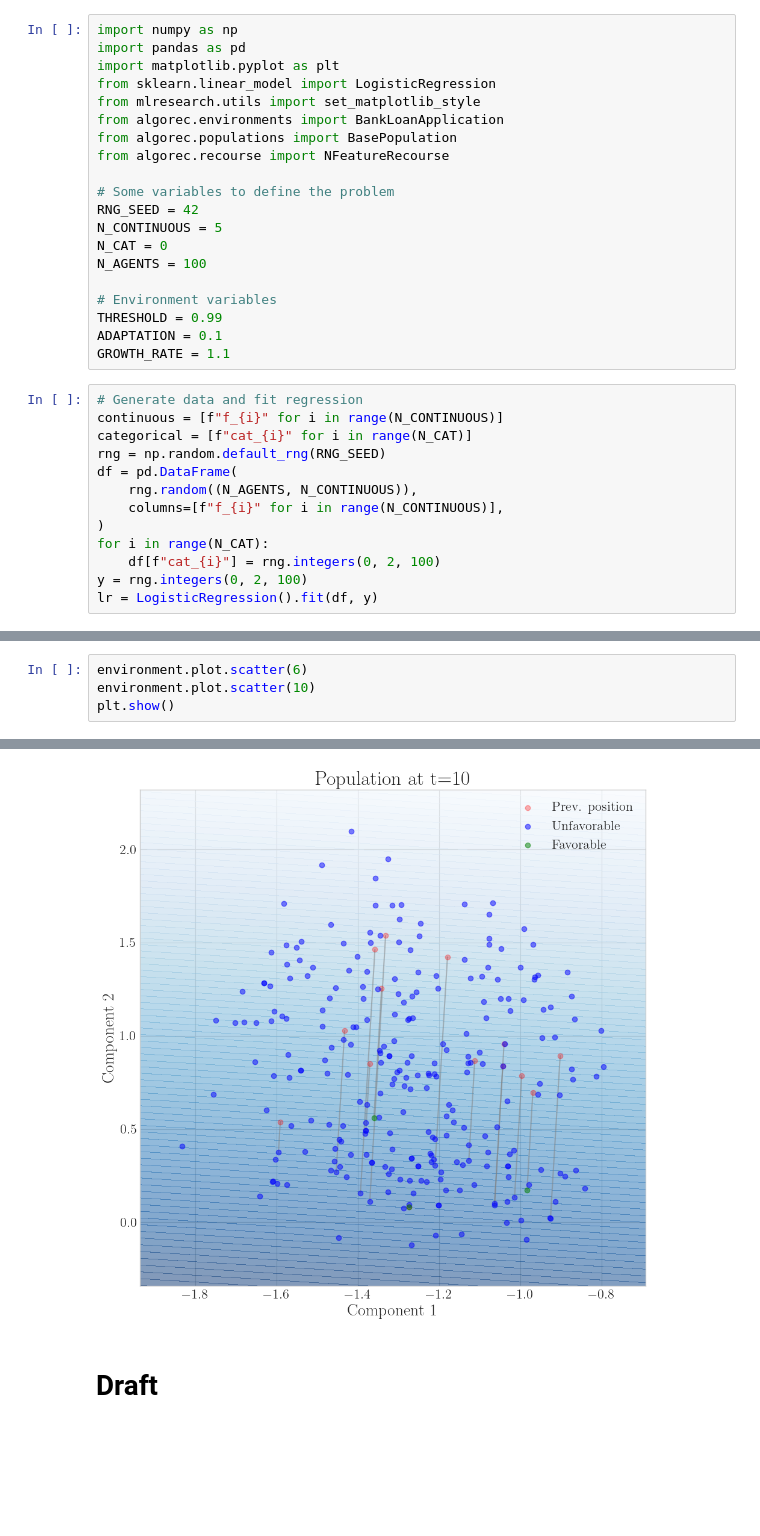
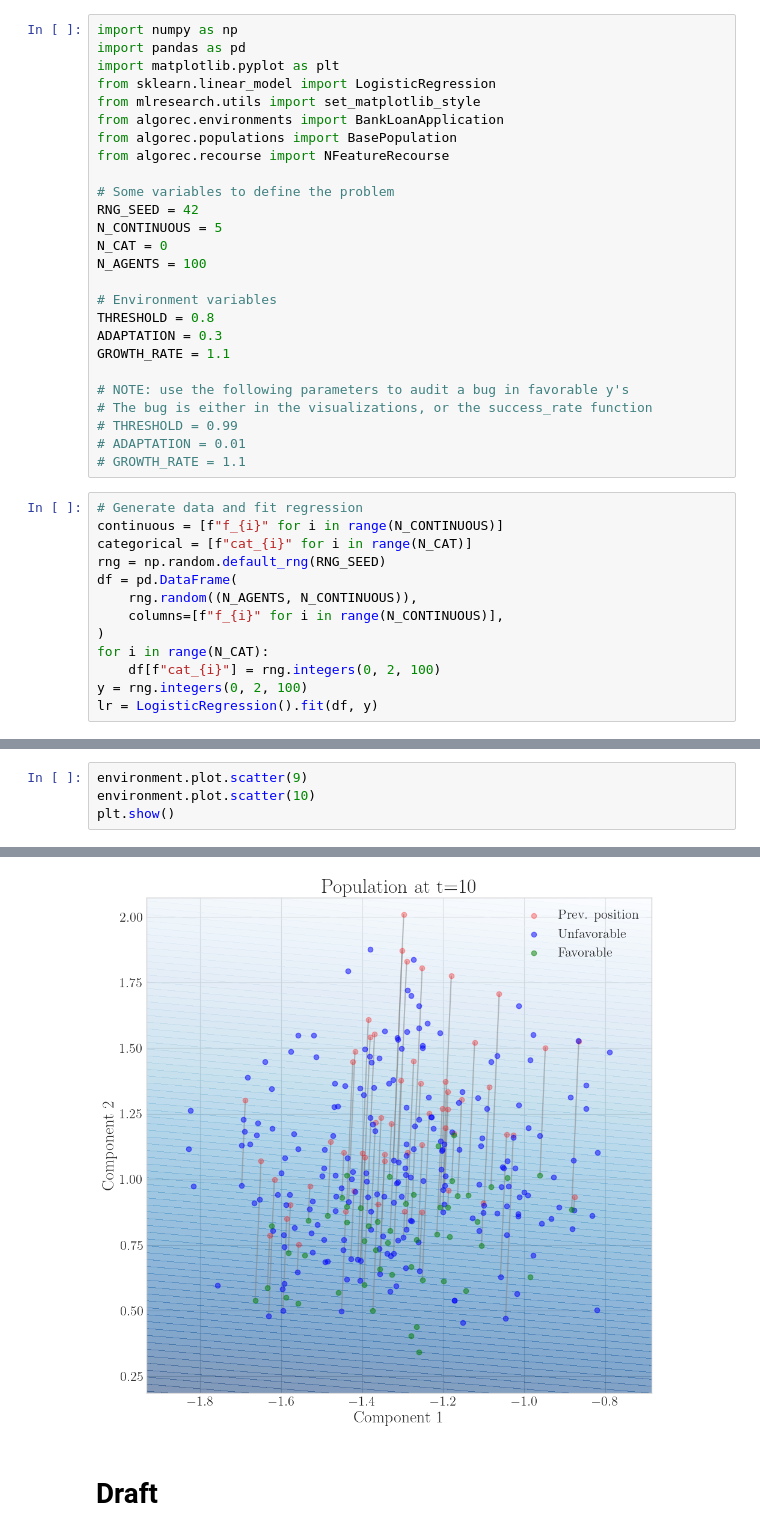
Before and after one commit to joaopfonseca/recourse-over-time, a Jupyter notebook: notebooks/1.0-bank-loan-random-data.ipynb, the cells around one changed output, grey strips where cells are left out. Drawn from its saved outputs; the diff is of its cells as text; blank space fills up the shorter version.

Commit message:
FIX threshold bug (#17)

```diff
--- a/notebooks/1.0-bank-loan-random-data.ipynb
+++ b/notebooks/1.0-bank-loan-random-data.ipynb
@@ -19,9 +19,15 @@ N_CAT = 0
 N_AGENTS = 100
 
 # Environment variables
-THRESHOLD = 0.99
-ADAPTATION = 0.1
+THRESHOLD = 0.8
+ADAPTATION = 0.3
 GROWTH_RATE = 1.1
+
+# NOTE: use the following parameters to audit a bug in favorable y's
+# The bug is either in the visualizations, or the success_rate function
+# THRESHOLD = 0.99
+# ADAPTATION = 0.01
+# GROWTH_RATE = 1.1
 # %%
 # Generate data and fit regression
 continuous = [f"f_{i}" for i in range(N_CONTINUOUS)]
@@ -58,5 +64,5 @@ plt.show()
 # %%
-environment.plot.scatter(6)
+environment.plot.scatter(9)
 environment.plot.scatter(10)
 plt.show()
 # %% [output]
@@ -64,4 +70,4 @@ plt.show()
-[figure, old version]
+[figure, new version]
 # %% [markdown]
 # Draft
 # %%
```
Also changed, not shown: parts of 3 cells of this notebook, 3 other files.
